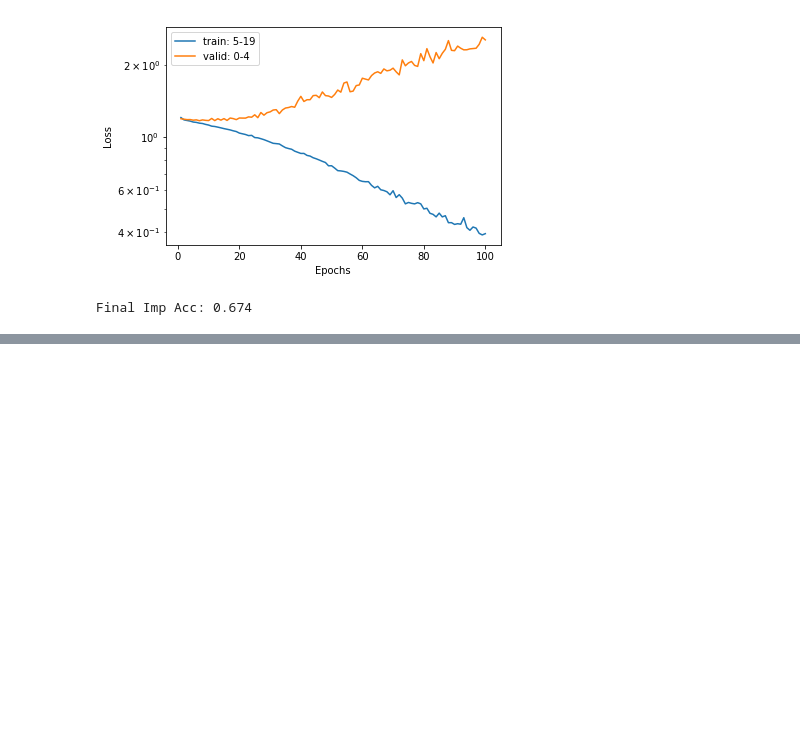
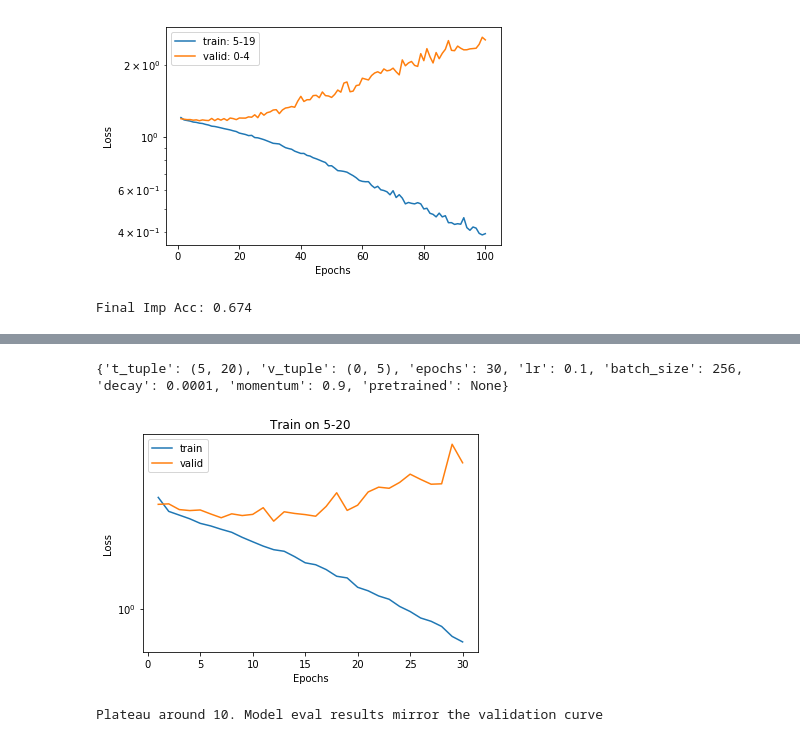
Before and after one commit to fqjin/2048NN, a Jupyter notebook: logs/training_logs.ipynb, the cells around one changed output, grey strips where cells are left out. Saved outputs shown, nothing was run; the diff lists cells and outputs as text; code cells hidden in the pictures; blank space fills up the shorter version.

```diff
--- a/logs/training_logs.ipynb
+++ b/logs/training_logs.ipynb
@@ -139,0 +152,17 @@ Still overfitting. Next try reducing capacity of network.
+# %%
+logs0 = np.load('20190610/5_20_epox30_lr0.1.npz')
+print(logs0['params'])
+t_loss0 = logs0['t_loss']
+v_loss0 = logs0['v_loss']
+epochs = np.arange(1, len(t_loss0)+1)
+plt.semilogy(epochs, t_loss0, epochs, v_loss0)
+plt.legend(['train','valid'])
+plt.title('Train on 5-20')
+plt.xlabel('Epochs')
+plt.ylabel('Loss')
+plt.show()
+print('Plateau around 10. Model eval results mirror the validation curve')
+# %% [output]
+{'t_tuple': (5, 20), 'v_tuple': (0, 5), 'epochs': 30, 'lr': 0.1, 'batch_size': 256, 'decay': 0.0001, 'momentum': 0.9, 'pretrained': None}
+[figure, added]
+Plateau around 10. Model eval results mirror the validation curve
```
Also changed, not shown: parts of 5 cells of this notebook, 5 other files.
